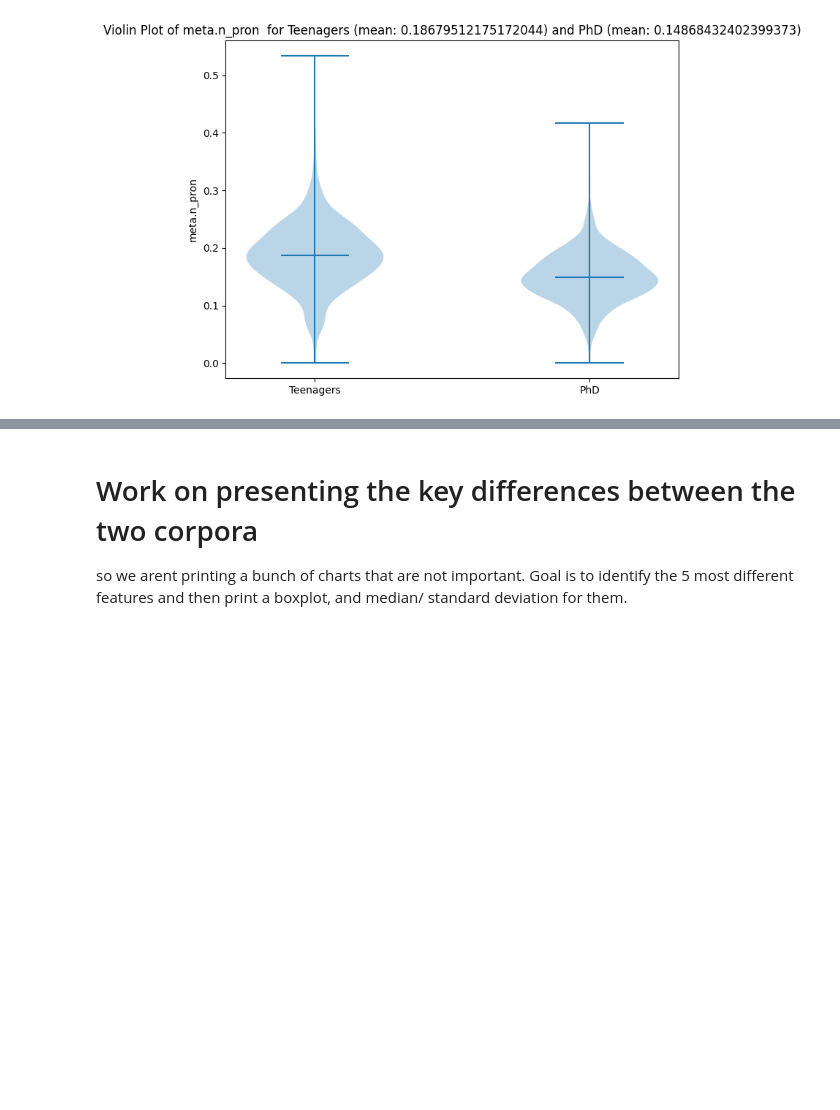
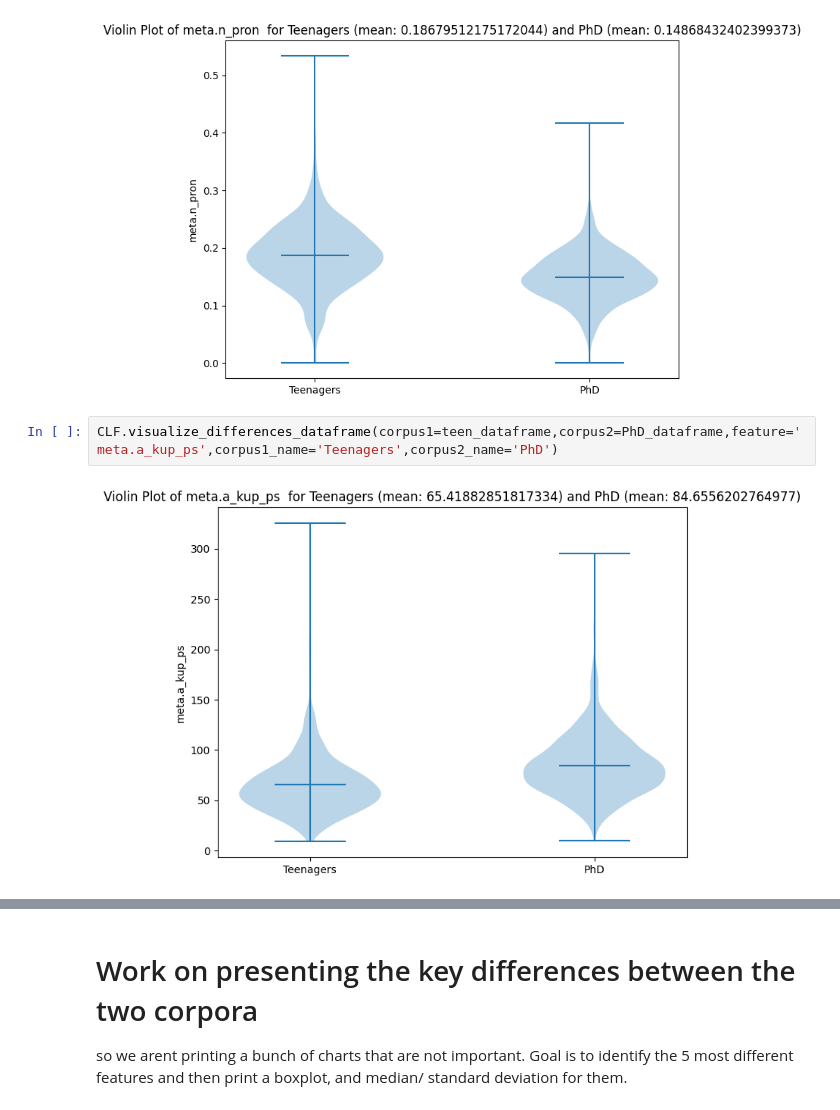
Before and after one commit to maxchamplin/NLP_and_Identity_project1, a Jupyter notebook: analysis.ipynb, the cells around one changed output, grey strips where cells are left out. Saved outputs shown, nothing was run; the diff lists cells and outputs as text; blank space fills up the shorter version.

```diff
--- a/analysis.ipynb
+++ b/analysis.ipynb
@@ -102,3 +102,7 @@ CLF.visualize_differences_dataframe(corpus1=teen_dataframe,corpus2=PhD_dataframe
 CLF.visualize_differences_dataframe(corpus1=teen_dataframe,corpus2=PhD_dataframe,feature='meta.n_pron',corpus1_name='Teenagers',corpus2_name='PhD')
 # %% [output]
 [figure]
+# %%
+CLF.visualize_differences_dataframe(corpus1=teen_dataframe,corpus2=PhD_dataframe,feature='meta.a_kup_ps',corpus1_name='Teenagers',corpus2_name='PhD')
+# %% [output]
+[figure, added]
```
Also changed, not shown: parts of 1 cell of this notebook.
